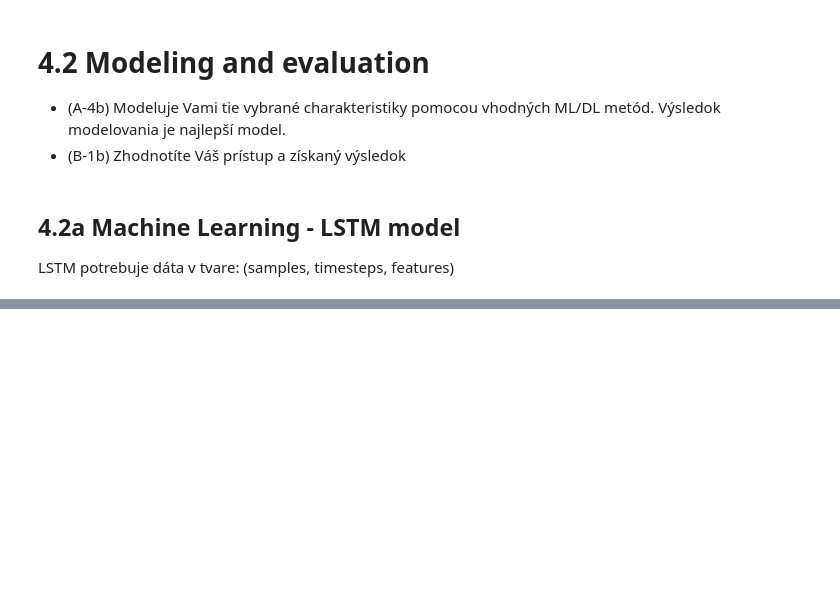
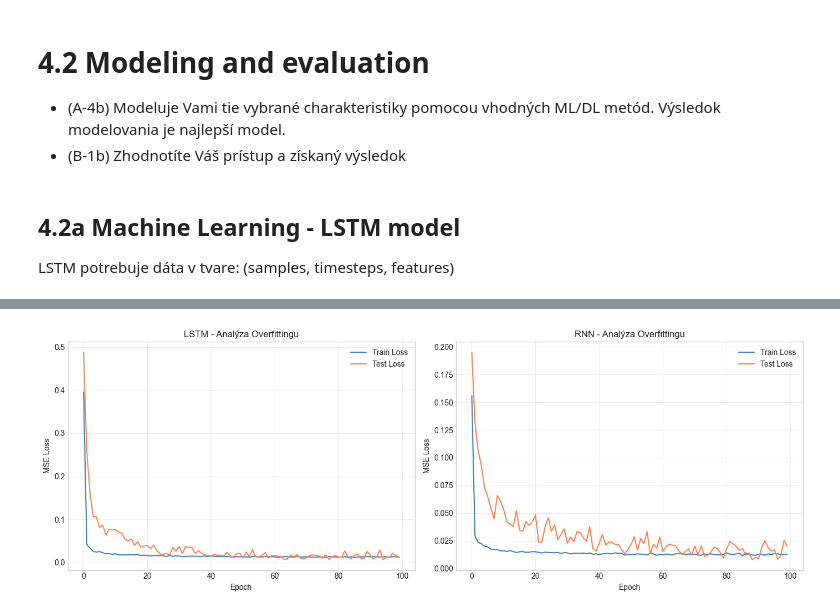
Before and after one commit to johannatilesova/IAU-project, a Jupyter notebook: phase4_sp500stocks.ipynb, the cells around one changed output, grey strips where cells are left out. Saved outputs shown, nothing was run; the diff lists cells and outputs as text; code cells hidden in the pictures; blank space fills up the shorter version.

```diff
--- a/phase4_sp500stocks.ipynb
+++ b/phase4_sp500stocks.ipynb
@@ -1132,0 +1095,7 @@ LSTM potrebuje dáta v tvare: (samples, timesteps, features)
+# %%
+# Uložíme si Close ceny do matice
+data_close_price = df_clean['Close'].values.reshape(-1, 1)
+print(data_close_price)
+
+print(f"\nClose price shape: {data_close_price.shape}")
+print(f"Price range: ${data_close_price.min():.2f} - ${data_close_price.max():.2f}")
@@ -1426,0 +1472,68 @@ plt.show()
+# %%
+# =============================================================
+# ANALÝZA OVERFITTINGU
+# =============================================================
+
+fig, axes = plt.subplots(1, 2, figsize=(14, 5))
+
+# LSTM
+axes[0].plot(history_lstm['train_loss'], label='Train Loss', color='steelblue')
+axes[0].plot(history_lstm['test_loss'], label='Test Loss', color='coral')
+axes[0].set_title('LSTM - Analýza Overfittingu')
+axes[0].set_xlabel('Epoch')
+axes[0].set_ylabel('MSE Loss')
+axes[0].legend()
+axes[0].grid(True, alpha=0.3)
+
+# RNN
+axes[1].plot(history_rnn['train_loss'], label='Train Loss', color='steelblue')
+axes[1].plot(history_rnn['test_loss'], label='Test Loss', color='coral')
+axes[1].set_title('RNN - Analýza Overfittingu')
+axes[1].set_xlabel('Epoch')
+axes[1].set_ylabel('MSE Loss')
+axes[1].legend()
+axes[1].grid(True, alpha=0.3)
+
+plt.tight_layout()
+plt.show()
+
+# Štatistiky overfitu
+print("="*60)
+print("ANALÝZA OVERFITTINGU")
+print("="*60)
+
+# LSTM
+lstm_train_final = history_lstm['train_loss'][-1]
+lstm_test_final = history_lstm['test_loss'][-1]
+lstm_ratio = lstm_test_final / lstm_train_final
+
+print(f"\n=== LSTM ===")
+print(f"Train Loss (finálny): {lstm_train_final:.6f}")
+print(f"Test Loss (finálny):  {lstm_test_final:.6f}")
+print(f"Ratio (Test/Train):   {lstm_ratio:.2f}")
+
+if lstm_ratio > 2:
+    print("⚠️  SILNÝ OVERFIT - model sa príliš naučil trénovacie dáta")
+elif lstm_ratio > 1.5:
+    print("⚠️  MIERNY OVERFIT - model trochu pretrénovaný")
+else:
+    print("✅ OK - model dobre generalizuje")
+
+# RNN
+rnn_train_final = history_rnn['train_loss'][-1]
+rnn_test_final = history_rnn['test_loss'][-1]
+rnn_ratio = rnn_test_final / rnn_train_final
+
+print(f"\n=== RNN ===")
+print(f"Train Loss (finálny): {rnn_train_final:.6f}")
+print(f"Test Loss (finálny):  {rnn_test_final:.6f}")
+print(f"Ratio (Test/Train):   {rnn_ratio:.2f}")
+
+if rnn_ratio > 2:
+    print("⚠️  SILNÝ OVERFIT - model sa príliš naučil trénovacie dáta")
+elif rnn_ratio > 1.5:
+    print("⚠️  MIERNY OVERFIT - model trochu pretrénovaný")
+else:
+    print("✅ OK - model dobre generalizuje")
+# %% [output]
+[figure, added]
```
Also changed, not shown: parts of 48 cells of this notebook, 1 other file.
